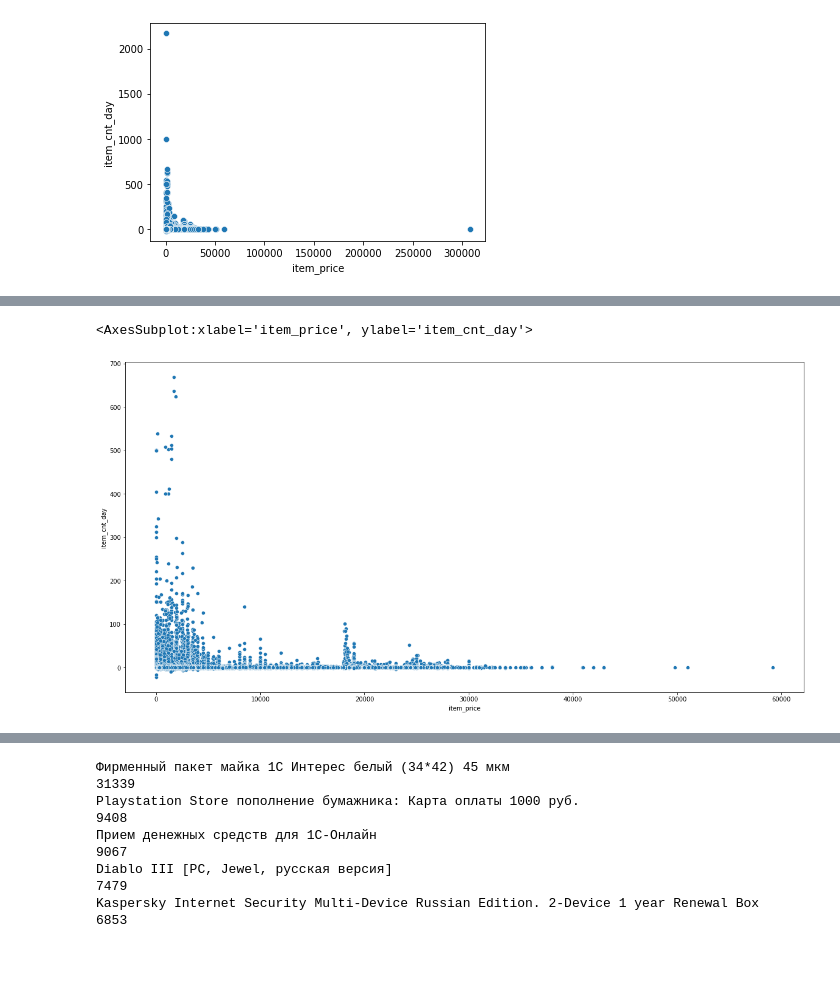
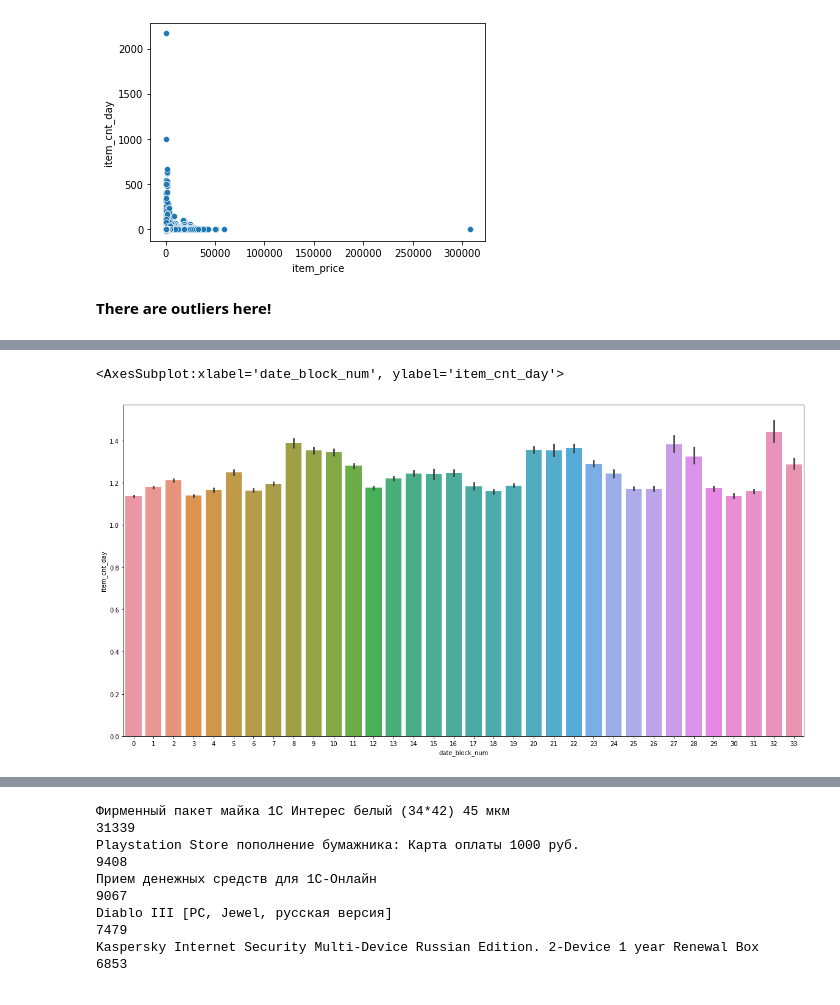
Before and after one commit to Zaki171/Future-Sales-Predictions, a Jupyter notebook: future-sales.ipynb, the cells around one changed output, grey strips where cells are left out. Cells and saved outputs as stored; diff of their text form; code cells hidden in the pictures; blank space fills up the shorter version.

```diff
--- a/future-sales.ipynb
+++ b/future-sales.ipynb
@@ -186,6 +125,8 @@ sns.scatterplot(data = train_data, x = 'item_price', y = 'item_cnt_day')
 # %% [output]
 <AxesSubplot:xlabel='item_price', ylabel='item_cnt_day'>
 [figure]
+# %% [markdown]
+**There are outliers here!**
 # %%
 train_data.loc[train_data.item_price > 300000]
 # %% [output]
@@ -202,7 +143,7 @@ train_data = train_data.drop(labels = [2326930, 2909818, 1163158], axis = 0)
 # %%
 import matplotlib.pyplot as plt
 plt.figure(figsize = (20,10))
-sns.scatterplot(data = train_data, x = 'item_price', y = 'item_cnt_day')
+sns.barplot(data = train_data, x = 'date_block_num', y = 'item_cnt_day')
 # %% [output]
-<AxesSubplot:xlabel='item_price', ylabel='item_cnt_day'>
+<AxesSubplot:xlabel='date_block_num', ylabel='item_cnt_day'>
-[figure, old version]
+[figure, new version]
```
Also changed, not shown: parts of 18 cells of this notebook.
